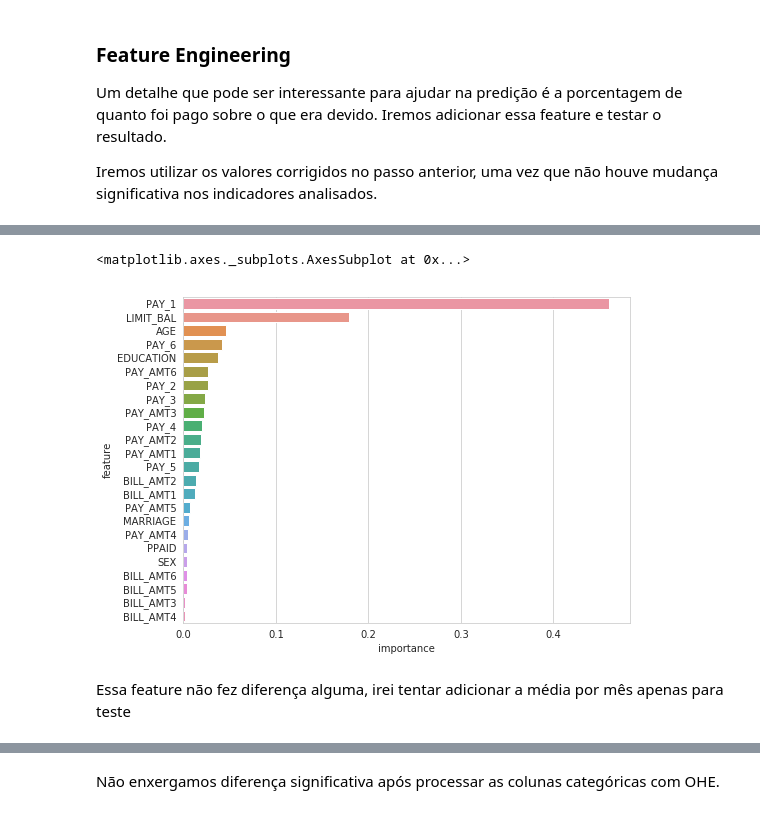
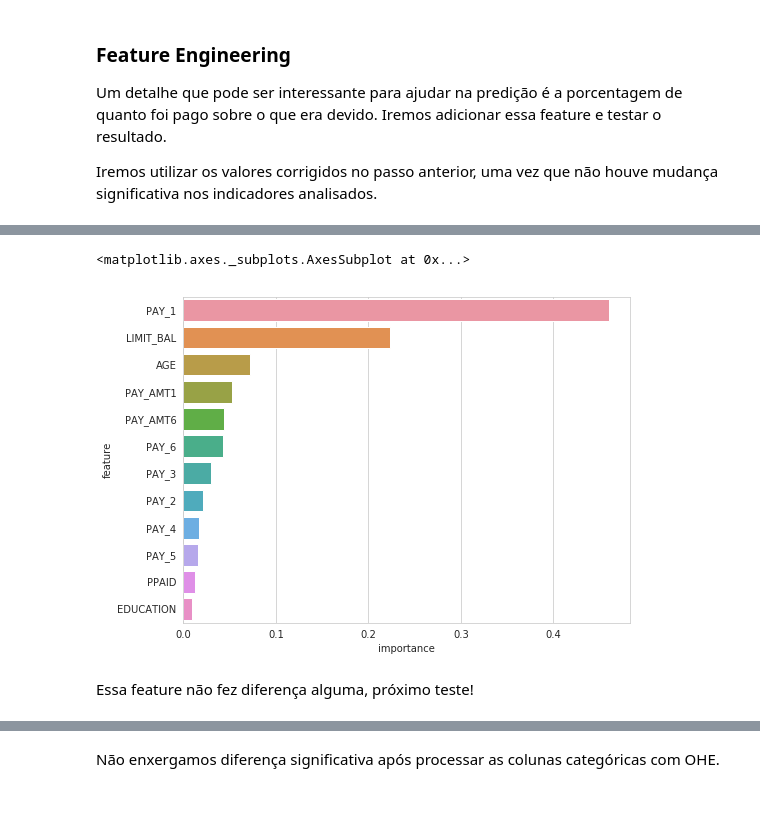
Before and after one commit to tmiessa/mdc-defaultcredit, a Jupyter notebook: mdc_defaultcredit.ipynb, the cells around one changed output, grey strips where cells are left out. Saved outputs shown, nothing was run; the diff lists cells and outputs as text; code cells hidden in the pictures.

```diff
--- a/mdc_defaultcredit.ipynb
+++ b/mdc_defaultcredit.ipynb
@@ -735,35 +668,11 @@ Um detalhe que pode ser interessante para ajudar na predição é a porcentagem
 
 Iremos utilizar os valores corrigidos no passo anterior, uma vez que não houve mudança significativa nos indicadores analisados.
 # %%
-# x_train = mar_x_train
-# x_test = mar_x_test
 
 # Somando +1 para evitar campos com zero
-x_train.insert(1,'PPAID', ((x_train[paymentFields].sum(axis=1)+1) / (x_train[ownedFields].sum(axis=1)+1)) )
-x_test.insert(1,'PPAID', ((x_test[paymentFields].sum(axis=1)+1) / (x_test[ownedFields].sum(axis=1)+1)) )
+fx_train.insert(1,'PPAID', ((x_train[paymentFields].sum(axis=1)+1) / (x_train[ownedFields].sum(axis=1)+1)) )
+fx_valid.insert(1,'PPAID', ((x_valid[paymentFields].sum(axis=1)+1) / (x_valid[ownedFields].sum(axis=1)+1)) )
 
 scalerPP = StandardScaler()
-z_train = scalerPP.fit_transform(x_train)
-z_test = scalerPP.transform(x_test)
-
-
-# df.insert(1,'PPAID', ((df[paymentFields].sum(axis=1)+1) / (df[ownedFields].sum(axis=1)+1)) )
-# df.head(5)
+fz_train = scalerPP.fit_transform(fx_train)
+fz_valid = scalerPP.transform(fx_valid)
-# %%
-svmPP = SVC(kernel='rbf', C=1, class_weight='balanced', random_state=999)
-svmPP.fit(z_train, y_train)
-predictions = svmPP.predict(z_test)
-
-print('SVM - Adição % pagamento')
-print('Accuracy: %.2f%%' % (accuracy_score(y_test, predictions)*100))
-print('F1 Score: %.2f%%' % (f1_score(y_test, predictions)*100))
-print('Balanced Accuracy: %.2f%%' % (balanced_accuracy_score(y_test, predictions)*100))
-
-c = confusion_matrix(y_test, predictions)
-r = c / c.sum(axis=1)[:, np.newaxis]
-
-plt.figure(figsize=(6, 4))
-# Matriz de Confusão:
-# 	Linhas: Real
-# 	Colunas: Predito
-sns.heatmap(r, linewidths=.5, cmap='YlGnBu', annot=True, fmt='.1%');
@@ -775,0 +686,4 @@ Balanced Accuracy: 70.50%
+# %%
+svmPP = SVC(kernel='rbf', C=1, class_weight='balanced', random_state=666)
+svmPP.fit(fz_train, y_train)
+predictions = svmPP.predict(fz_valid)
@@ -776,3 +698,3 @@ Balanced Accuracy: 70.50%
 # %%
 smoterPP = SMOTE(sampling_strategy = 'minority', random_state=777)
-sz_train, sy_train = smoterPP.fit_resample(z_train, y_train)
+sz_train, sy_train = smoterPP.fit_resample(fz_train, y_train)
@@ -804,12 +713,12 @@ Balanced Accuracy: 69.38%
 # %%
-feature_importances = pd.DataFrame({ 'feature': x_train.columns, 'importance': gbmPP.feature_importances_})
+feature_importances = pd.DataFrame({ 'feature': fx_train.columns, 'importance': gbmPP.feature_importances_})
 feature_importances.sort_values('importance', ascending=False, inplace=True)
 
 plt.figure(figsize=(8,6))
-sns.barplot(feature_importances.importance,feature_importances.feature)
+sns.barplot(feature_importances.importance, feature_importances.feature)
 # %% [output]
 <matplotlib.axes._subplots.AxesSubplot at 0x...>
-[figure, old version]
+[figure, new version]
 # %% [markdown]
-Essa feature não fez diferença alguma, irei tentar adicionar a média por mês apenas para teste
+Essa feature não fez diferença alguma, próximo teste!
 # %%
```
Also changed, not shown: parts of 116 cells of this notebook.
